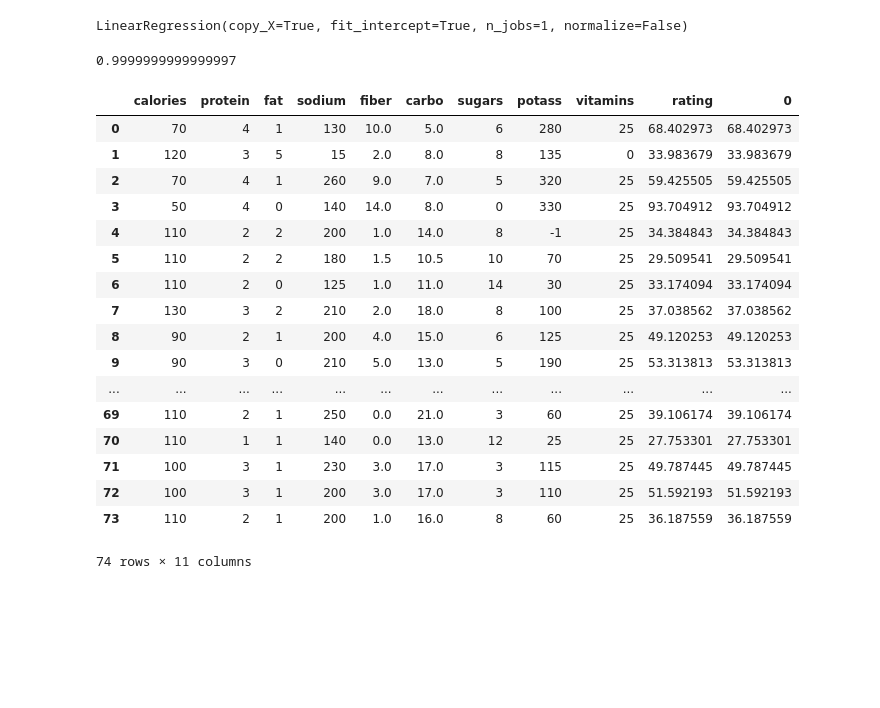
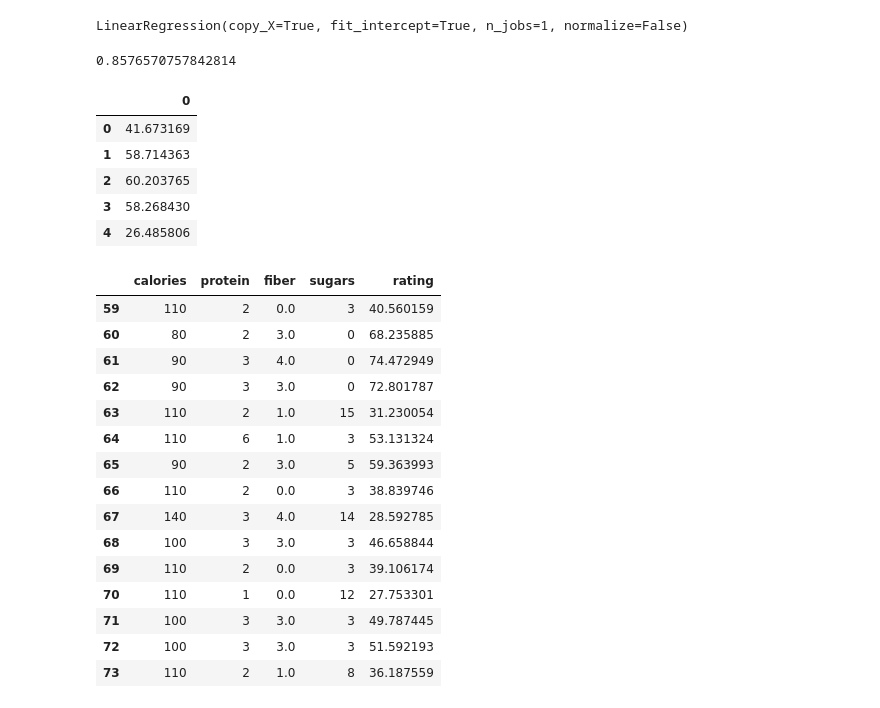
Before and after one commit to DSPavan/PyClassNotes, a Jupyter notebook: pyLinearMain.ipynb, the cells around one changed output. Drawn from its saved outputs; the diff is of its cells as text; code cells hidden in the pictures; blank space fills up the shorter version.

```diff
--- a/pyLinearMain.ipynb
+++ b/pyLinearMain.ipynb
@@ -46,10 +46,7 @@ print(newdf.head())
 4  34.384843
 # %%
 # X = feature values, all the columns except the last column
-X = newdf.iloc[:, :-1]
+X = newdf.iloc[:, [0,1,4,6]]
 # y = target values, last column of the data frame
 y = newdf.iloc[:, -1]
-
-import numpy as np
-from sklearn.linear_model import LinearRegression
-reg = LinearRegression().fit(X, y)
+X.head()
@@ -56,3 +60,10 @@ reg = LinearRegression().fit(X, y)
+# %%
+split = int(0.8*len(newdf))
+X_train, X_test, Y_train, Y_test = X[:split], X[split:], y[:split], y[split:]
+
+import numpy as np
+from sklearn.linear_model import LinearRegression
+reg = LinearRegression().fit(X_train, Y_train)
 # %%
 print(reg)
 # %% [output]
@@ -60,5 +71,5 @@ LinearRegression(copy_X=True, fit_intercept=True, n_jobs=1, normalize=False)
 # %%
 reg.score(X, y)
 # %% [output]
-0.9999999999999997
+0.8576570757842814
 # %%
@@ -68,22 +79,30 @@ xyz = pd.Series(newpred)
+# %%
+xyz.head()
+# %% [output]
+|  | 0 |
+| 0 | 41.673169 |
+| 1 | 58.714363 |
+| 2 | 60.203765 |
+| 3 | 58.268430 |
+| 4 | 26.485806 |
 # %%
-df_new = pd.concat([newdf, xyz], axis=1)
+df_new = pd.concat([X_test, Y_test], axis=1)
+
 df_new
 # %% [output]
-|  | calories | protein | fat | sodium | fiber | carbo | sugars | potass | vitamins | rating | 0 |
-| 0 | 70 | 4 | 1 | 130 | 10.0 | 5.0 | 6 | 280 | 25 | 68.402973 | 68.402973 |
-| 1 | 120 | 3 | 5 | 15 | 2.0 | 8.0 | 8 | 135 | 0 | 33.983679 | 33.983679 |
-| 2 | 70 | 4 | 1 | 260 | 9.0 | 7.0 | 5 | 320 | 25 | 59.425505 | 59.425505 |
-| 3 | 50 | 4 | 0 | 140 | 14.0 | 8.0 | 0 | 330 | 25 | 93.704912 | 93.704912 |
-| 4 | 110 | 2 | 2 | 200 | 1.0 | 14.0 | 8 | -1 | 25 | 34.384843 | 34.384843 |
-| 5 | 110 | 2 | 2 | 180 | 1.5 | 10.5 | 10 | 70 | 25 | 29.509541 | 29.509541 |
-| 6 | 110 | 2 | 0 | 125 | 1.0 | 11.0 | 14 | 30 | 25 | 33.174094 | 33.174094 |
-| 7 | 130 | 3 | 2 | 210 | 2.0 | 18.0 | 8 | 100 | 25 | 37.038562 | 37.038562 |
-| 8 | 90 | 2 | 1 | 200 | 4.0 | 15.0 | 6 | 125 | 25 | 49.120253 | 49.120253 |
-| 9 | 90 | 3 | 0 | 210 | 5.0 | 13.0 | 5 | 190 | 25 | 53.313813 | 53.313813 |
-| ... | ... | ... | ... | ... | ... | ... | ... | ... | ... | ... | ... |
-| 69 | 110 | 2 | 1 | 250 | 0.0 | 21.0 | 3 | 60 | 25 | 39.106174 | 39.106174 |
-| 70 | 110 | 1 | 1 | 140 | 0.0 | 13.0 | 12 | 25 | 25 | 27.753301 | 27.753301 |
-| 71 | 100 | 3 | 1 | 230 | 3.0 | 17.0 | 3 | 115 | 25 | 49.787445 | 49.787445 |
-| 72 | 100 | 3 | 1 | 200 | 3.0 | 17.0 | 3 | 110 | 25 | 51.592193 | 51.592193 |
-| 73 | 110 | 2 | 1 | 200 | 1.0 | 16.0 | 8 | 60 | 25 | 36.187559 | 36.187559 |
+|  | calories | protein | fiber | sugars | rating |
+| 59 | 110 | 2 | 0.0 | 3 | 40.560159 |
+| 60 | 80 | 2 | 3.0 | 0 | 68.235885 |
+| 61 | 90 | 3 | 4.0 | 0 | 74.472949 |
+| 62 | 90 | 3 | 3.0 | 0 | 72.801787 |
+| 63 | 110 | 2 | 1.0 | 15 | 31.230054 |
+| 64 | 110 | 6 | 1.0 | 3 | 53.131324 |
+| 65 | 90 | 2 | 3.0 | 5 | 59.363993 |
+| 66 | 110 | 2 | 0.0 | 3 | 38.839746 |
+| 67 | 140 | 3 | 4.0 | 14 | 28.592785 |
+| 68 | 100 | 3 | 3.0 | 3 | 46.658844 |
+| 69 | 110 | 2 | 0.0 | 3 | 39.106174 |
+| 70 | 110 | 1 | 0.0 | 12 | 27.753301 |
+| 71 | 100 | 3 | 3.0 | 3 | 49.787445 |
+| 72 | 100 | 3 | 3.0 | 3 | 51.592193 |
+| 73 | 110 | 2 | 1.0 | 8 | 36.187559 |
-74 rows × 11 columns
```
Also changed, not shown: parts of 9 cells of this notebook.
